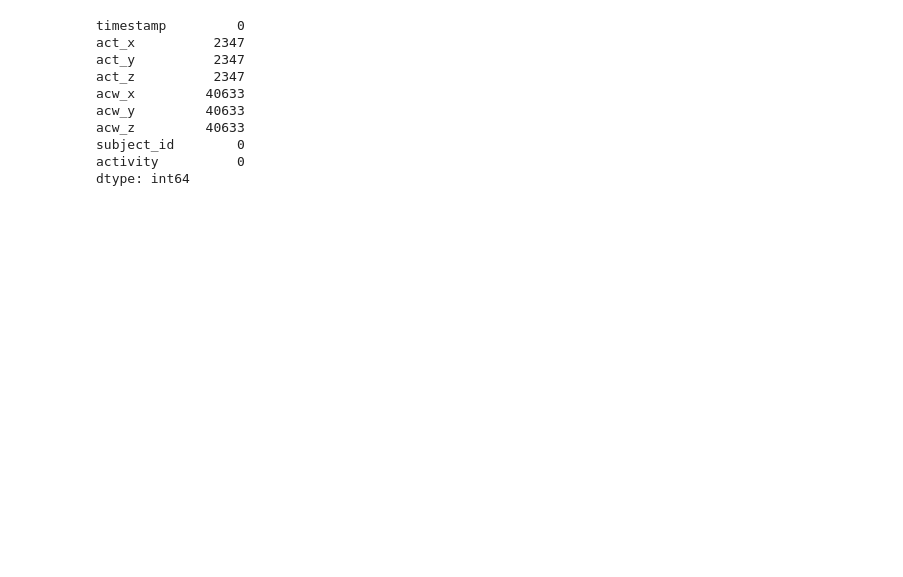
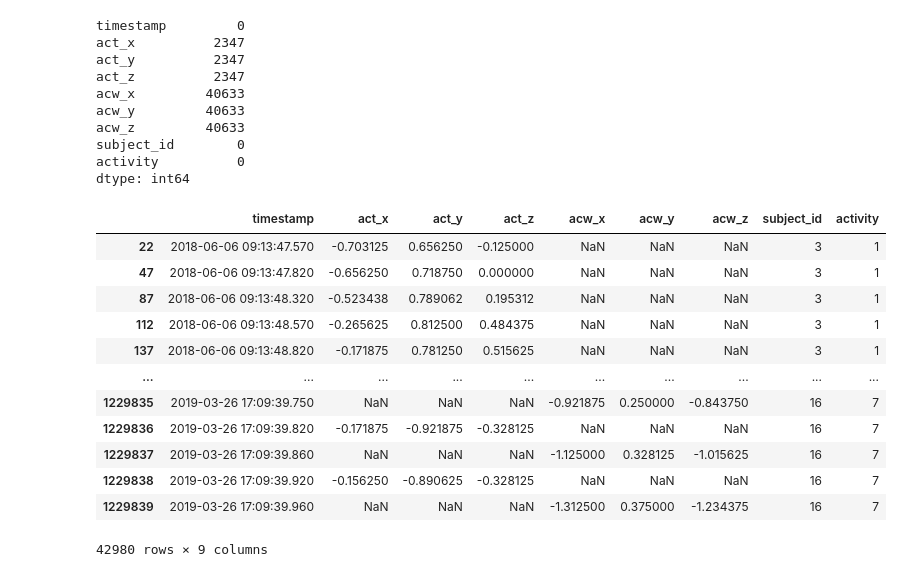
Before and after one commit to saif-mahmud/hierarchical-attention-HAR, a Jupyter notebook: MEx_Data.ipynb, the cells around one changed output. Cells and saved outputs as stored; diff of their text form; code cells hidden in the pictures; blank space fills up the shorter version.

```diff
--- a/MEx_Data.ipynb
+++ b/MEx_Data.ipynb
@@ -202,3 +217,21 @@ acw_z         40633
 subject_id        0
 activity          0
 dtype: int64
+# %%
+null_data = mex_data[mex_data.isna().any(axis=1)]
+# %%
+null_data
+# %% [output]
+|  | timestamp | act_x | act_y | act_z | acw_x | acw_y | acw_z | subject_id | activity |
+| 22 | 2018-06-06 09:13:47.570 | -0.703125 | 0.656250 | -0.125000 | NaN | NaN | NaN | 3 | 1 |
+| 47 | 2018-06-06 09:13:47.820 | -0.656250 | 0.718750 | 0.000000 | NaN | NaN | NaN | 3 | 1 |
+| 87 | 2018-06-06 09:13:48.320 | -0.523438 | 0.789062 | 0.195312 | NaN | NaN | NaN | 3 | 1 |
+| 112 | 2018-06-06 09:13:48.570 | -0.265625 | 0.812500 | 0.484375 | NaN | NaN | NaN | 3 | 1 |
+| 137 | 2018-06-06 09:13:48.820 | -0.171875 | 0.781250 | 0.515625 | NaN | NaN | NaN | 3 | 1 |
+| ... | ... | ... | ... | ... | ... | ... | ... | ... | ... |
+| 1229835 | 2019-03-26 17:09:39.750 | NaN | NaN | NaN | -0.921875 | 0.250000 | -0.843750 | 16 | 7 |
+| 1229836 | 2019-03-26 17:09:39.820 | -0.171875 | -0.921875 | -0.328125 | NaN | NaN | NaN | 16 | 7 |
+| 1229837 | 2019-03-26 17:09:39.860 | NaN | NaN | NaN | -1.125000 | 0.328125 | -1.015625 | 16 | 7 |
+| 1229838 | 2019-03-26 17:09:39.920 | -0.156250 | -0.890625 | -0.328125 | NaN | NaN | NaN | 16 | 7 |
+| 1229839 | 2019-03-26 17:09:39.960 | NaN | NaN | NaN | -1.312500 | 0.375000 | -1.234375 | 16 | 7 |
+42980 rows × 9 columns
```
Also changed, not shown: parts of 22 cells of this notebook.
